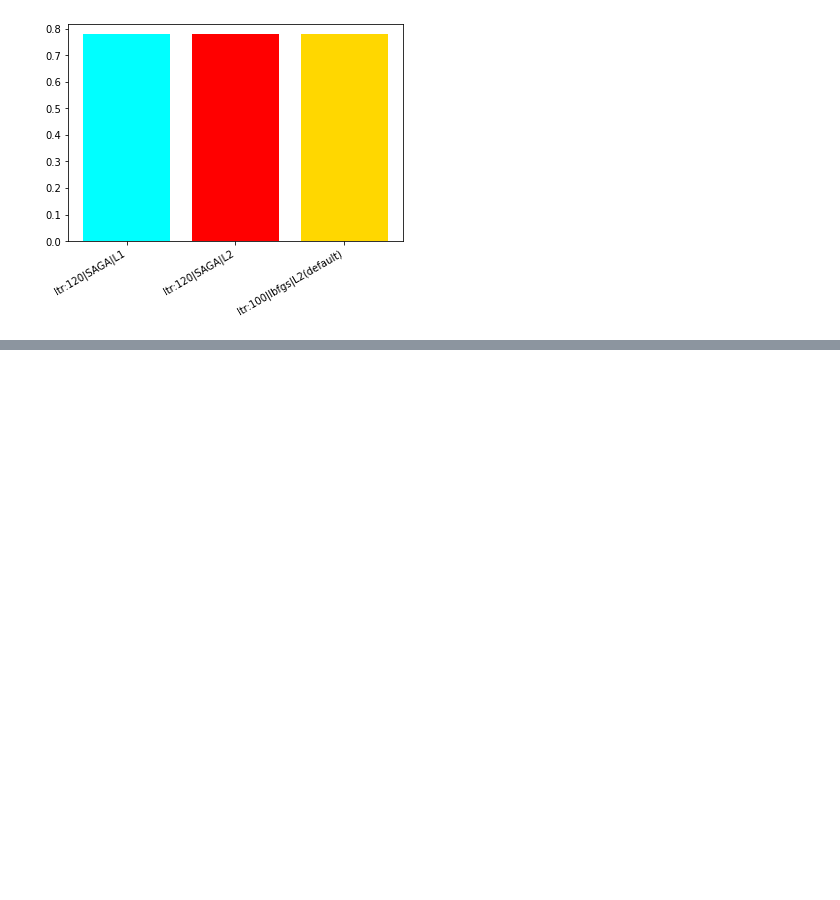
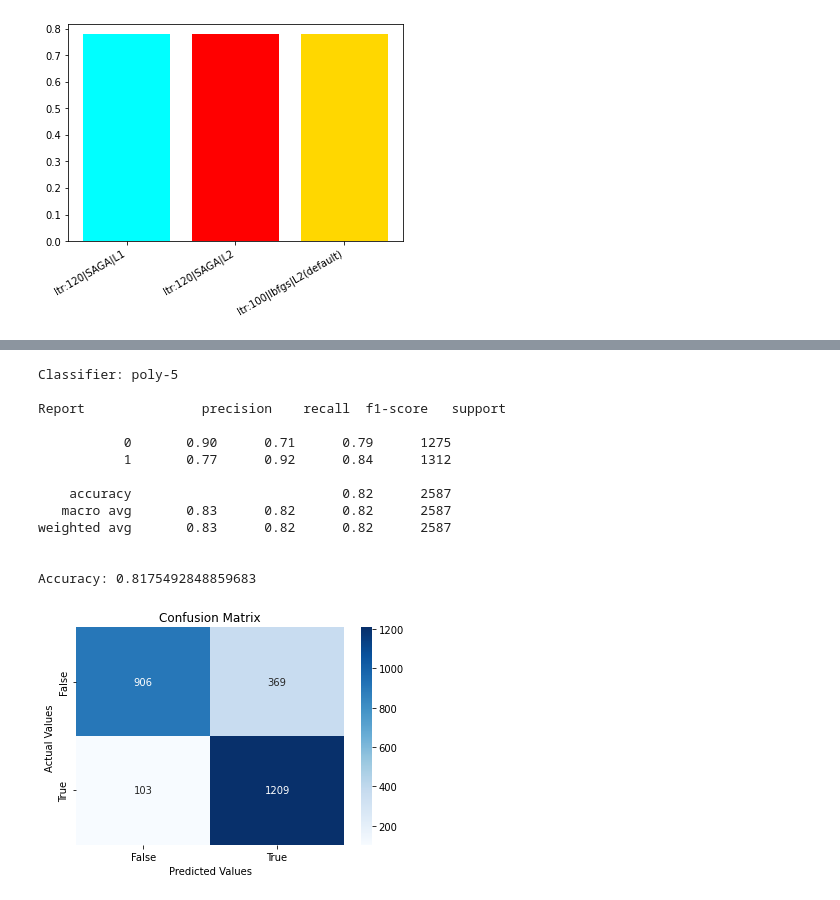
Before and after one commit to tejal04/Telco-Customer-Churn, a Jupyter notebook: Model_Customer_Churn_Prediction.ipynb, the cells around one changed output, grey strips where cells are left out. Saved outputs shown, nothing was run; the diff lists cells and outputs as text; code cells hidden in the pictures; blank space fills up the shorter version.

```diff
--- a/Model_Customer_Churn_Prediction.ipynb
+++ b/Model_Customer_Churn_Prediction.ipynb
@@ -345,0 +385,18 @@ plt.show()
+# %%
+model = SVC(random_state=seed, kernel='poly', degree=5)
+train_model("poly-5", model,svm_result)
+# %% [output]
+Classifier: poly-5
+
+Report               precision    recall  f1-score   support
+
+           0       0.90      0.71      0.79      1275
+           1       0.77      0.92      0.84      1312
+
+    accuracy                           0.82      2587
+   macro avg       0.83      0.82      0.82      2587
+weighted avg       0.83      0.82      0.82      2587
+
+
+Accuracy: 0.8175492848859683
+[figure, added]
```
Also changed, not shown: parts of 22 cells of this notebook.
